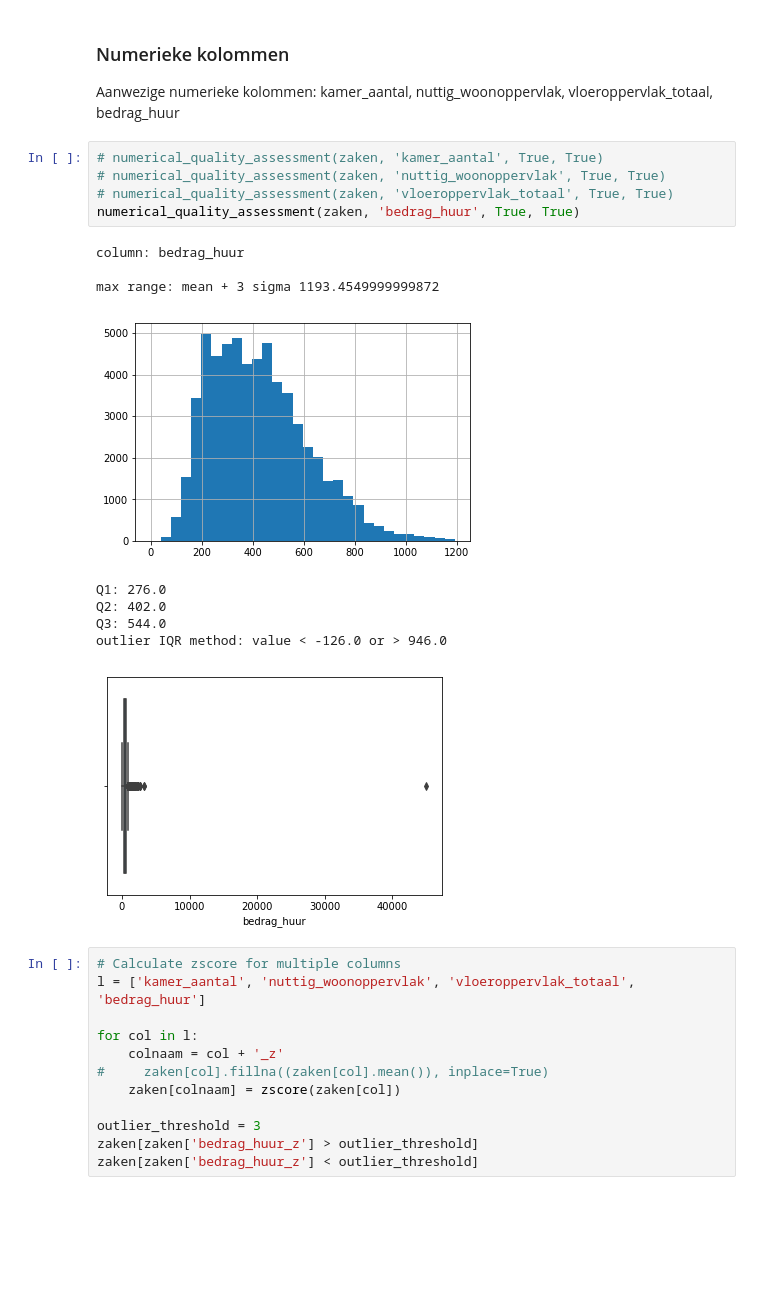
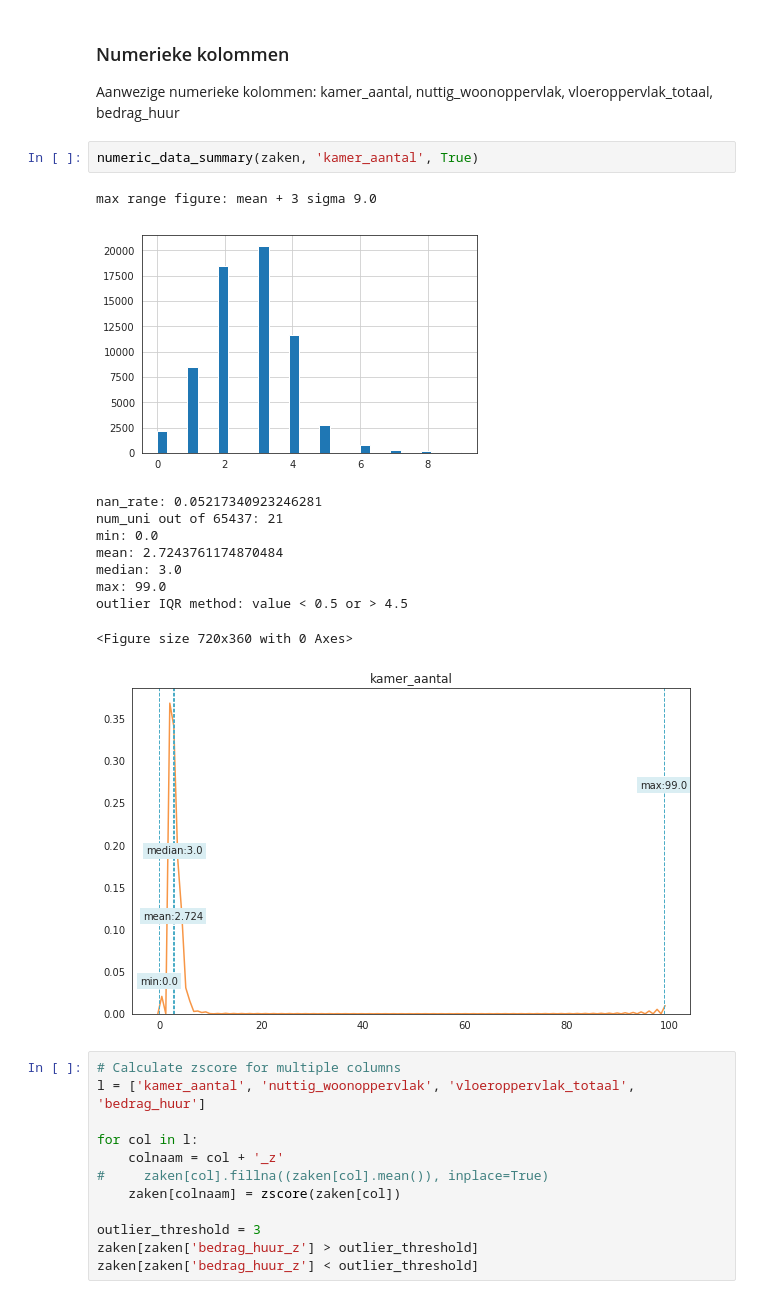
Before and after one commit to petercuret/woonfraude, a Jupyter notebook: notebooks/data_kwaliteit.ipynb, the cells around one changed output. Drawn from its saved outputs; the diff is of its cells as text; blank space fills up the shorter version.

```diff
--- a/notebooks/data_kwaliteit.ipynb
+++ b/notebooks/data_kwaliteit.ipynb
@@ -184,21 +216,20 @@ Name: beh_oms, Length: 322, dtype: int64
 # %% [markdown]
 ### Numerieke kolommen
 Aanwezige numerieke kolommen: kamer_aantal, nuttig_woonoppervlak, vloeroppervlak_totaal, bedrag_huur
-# %%
-# numerical_quality_assessment(zaken, 'kamer_aantal', True, True)
-# numerical_quality_assessment(zaken, 'nuttig_woonoppervlak', True, True)
-# numerical_quality_assessment(zaken, 'vloeroppervlak_totaal', True, True)
-numerical_quality_assessment(zaken, 'bedrag_huur', True, True)
-# %% [output]
-column: bedrag_huur
-
-max range: mean + 3 sigma 1193.4549999999872
-[figure, removed]
-Q1: 276.0
-Q2: 402.0
-Q3: 544.0
-outlier IQR method: value < -126.0 or > 946.0
-[figure, removed]
+# %%
+numeric_data_summary(zaken, 'kamer_aantal', True)
+# %% [output]
+max range figure: mean + 3 sigma 9.0
+[figure, added]
+nan_rate: 0.05217340923246281
+num_uni out of 65437: 21
+min: 0.0
+mean: 2.7243761174870484
+median: 3.0
+max: 99.0
+outlier IQR method: value < 0.5 or > 4.5
+<Figure size 720x360 with 0 Axes>
+[figure, added]
 # %%
 # Calculate zscore for multiple columns
 l = ['kamer_aantal', 'nuttig_woonoppervlak', 'vloeroppervlak_totaal', 'bedrag_huur']
```
Also changed, not shown: parts of 25 cells of this notebook, 1 other file.
